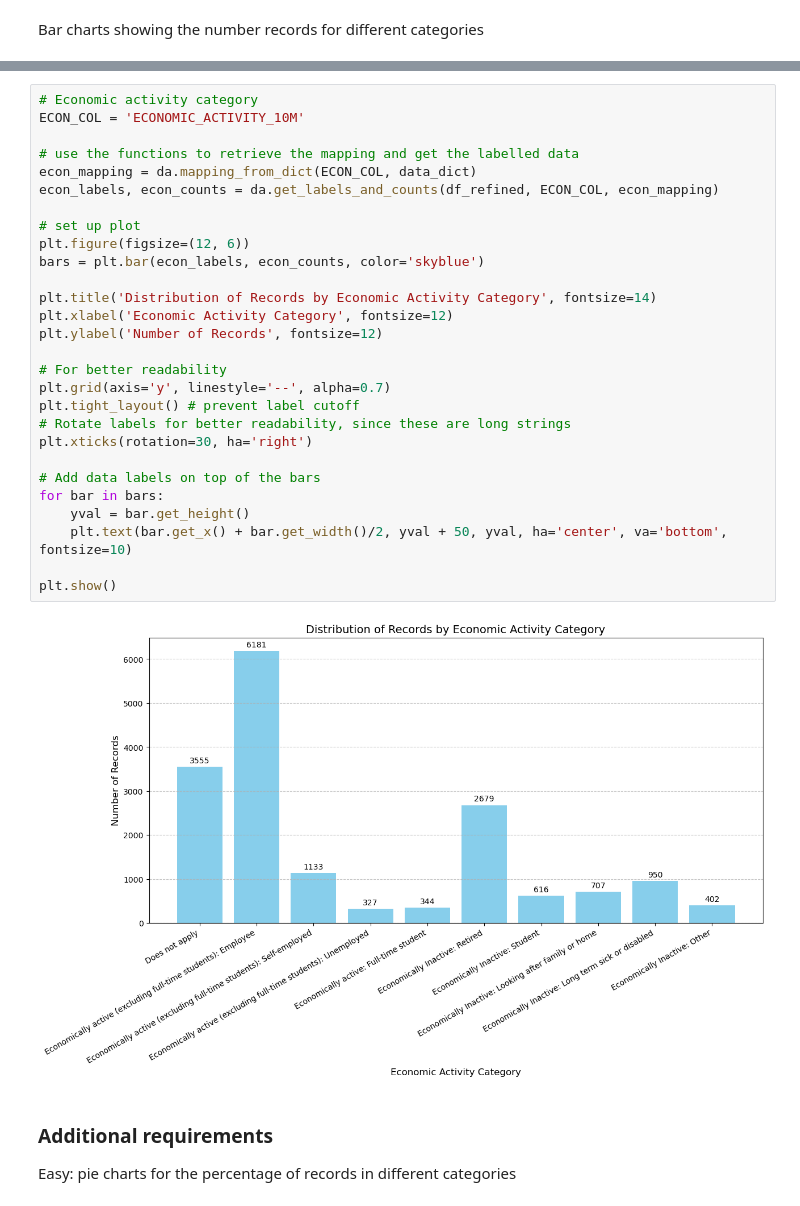
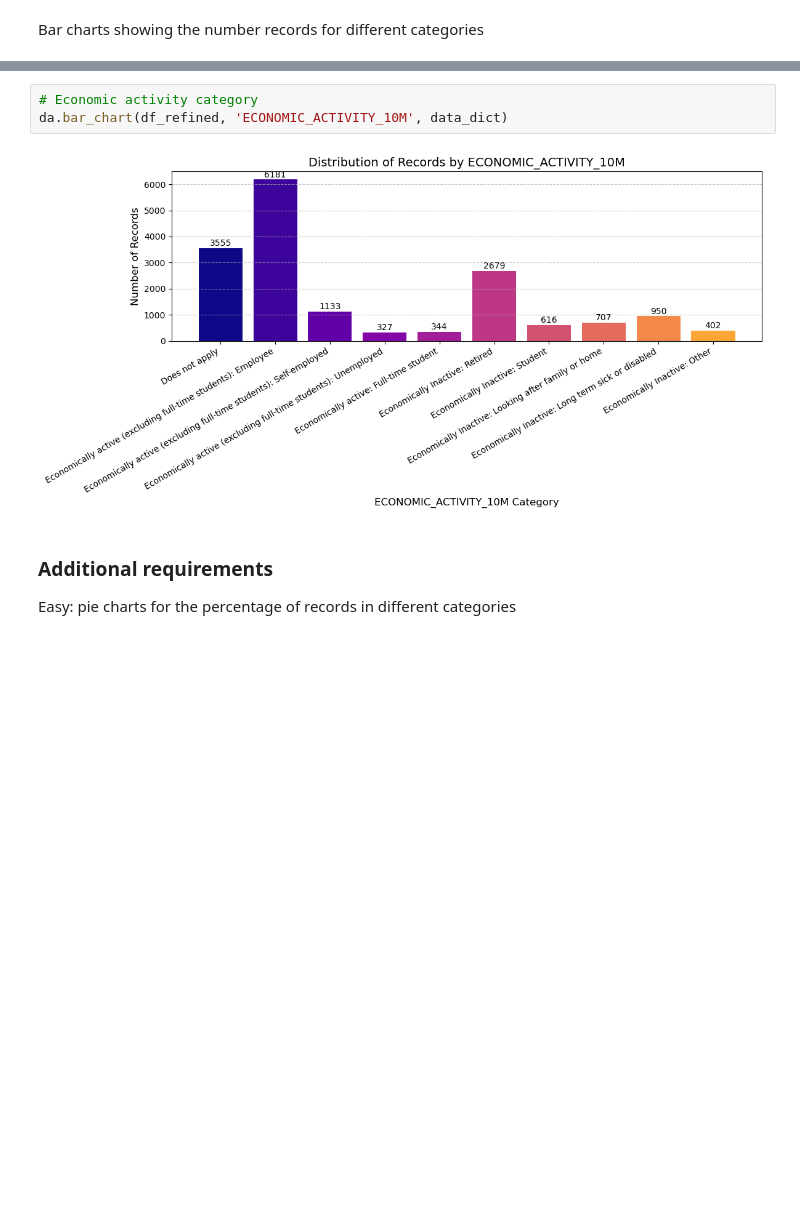
Before and after one commit to mia12reynolds/CS5002-P3, a Jupyter notebook: notebooks/data-analysis-visualisation.ipynb, the cells around one changed output, grey strips where cells are left out. Cells and saved outputs as stored; diff of their text form; blank space fills up the shorter version.

```diff
--- a/notebooks/data-analysis-visualisation.ipynb
+++ b/notebooks/data-analysis-visualisation.ipynb
@@ -188,33 +165,8 @@ plt.show()
 # %%
 # Economic activity category
-ECON_COL = 'ECONOMIC_ACTIVITY_10M'
-
-# use the functions to retrieve the mapping and get the labelled data
-econ_mapping = da.mapping_from_dict(ECON_COL, data_dict)
-econ_labels, econ_counts = da.get_labels_and_counts(df_refined, ECON_COL, econ_mapping)
-
-# set up plot
-plt.figure(figsize=(12, 6))
-bars = plt.bar(econ_labels, econ_counts, color='skyblue')
-
-plt.title('Distribution of Records by Economic Activity Category', fontsize=14)
-plt.xlabel('Economic Activity Category', fontsize=12)
-plt.ylabel('Number of Records', fontsize=12)
-
-# For better readability
-plt.grid(axis='y', linestyle='--', alpha=0.7)
-plt.tight_layout() # prevent label cutoff
-# Rotate labels for better readability, since these are long strings
-plt.xticks(rotation=30, ha='right')
-
-# Add data labels on top of the bars
-for bar in bars:
-    yval = bar.get_height()
-    plt.text(bar.get_x() + bar.get_width()/2, yval + 50, yval, ha='center', va='bottom', fontsize=10)
-
-plt.show()
+da.bar_chart(df_refined, 'ECONOMIC_ACTIVITY_10M', data_dict)
 # %% [output]
-[figure, old version]
+[figure, new version]
 # %% [markdown]
 ### Additional requirements
  Easy: pie charts for the percentage of records in different categories
```
Also changed, not shown: parts of 7 cells of this notebook, 1 other file.
